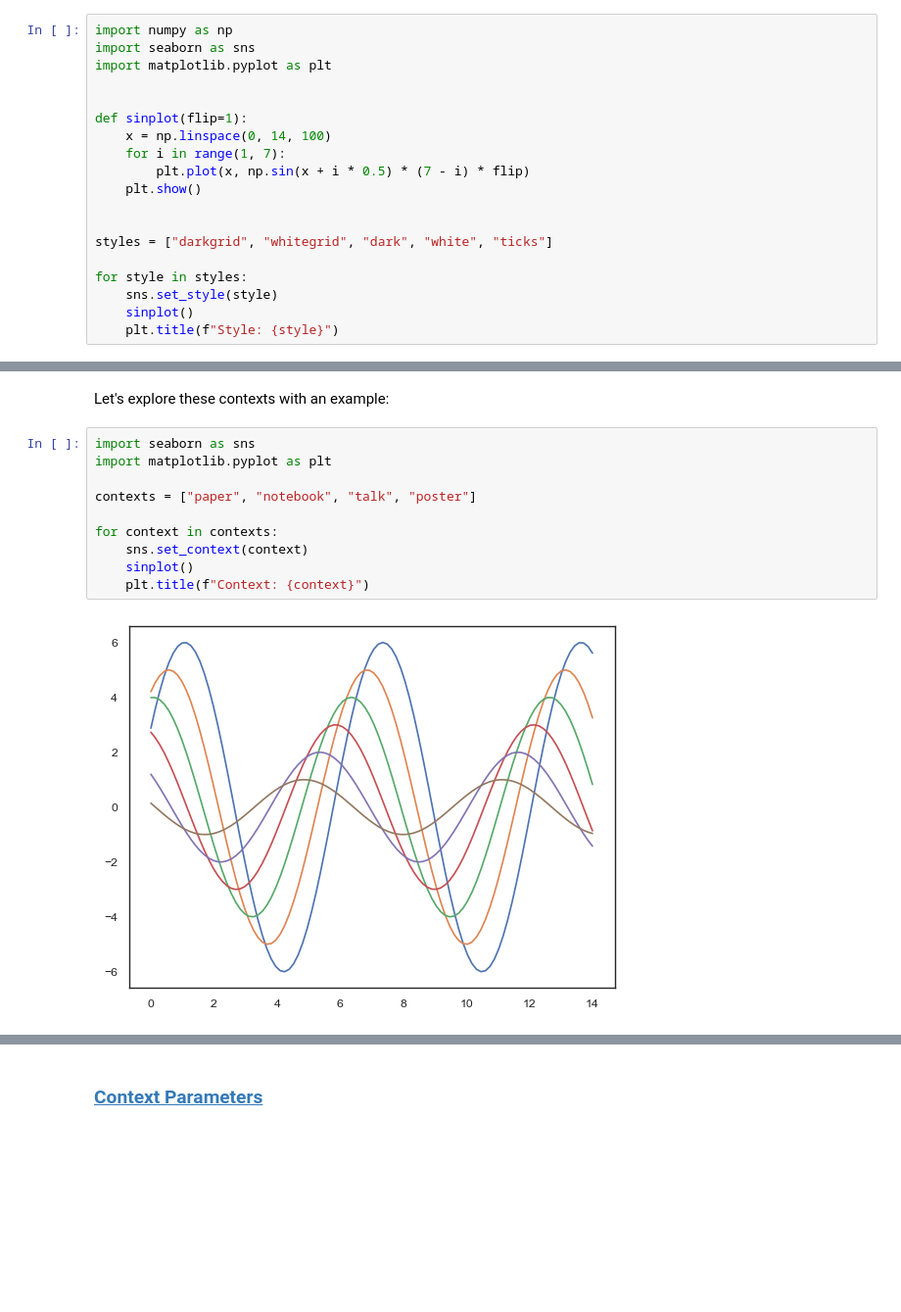
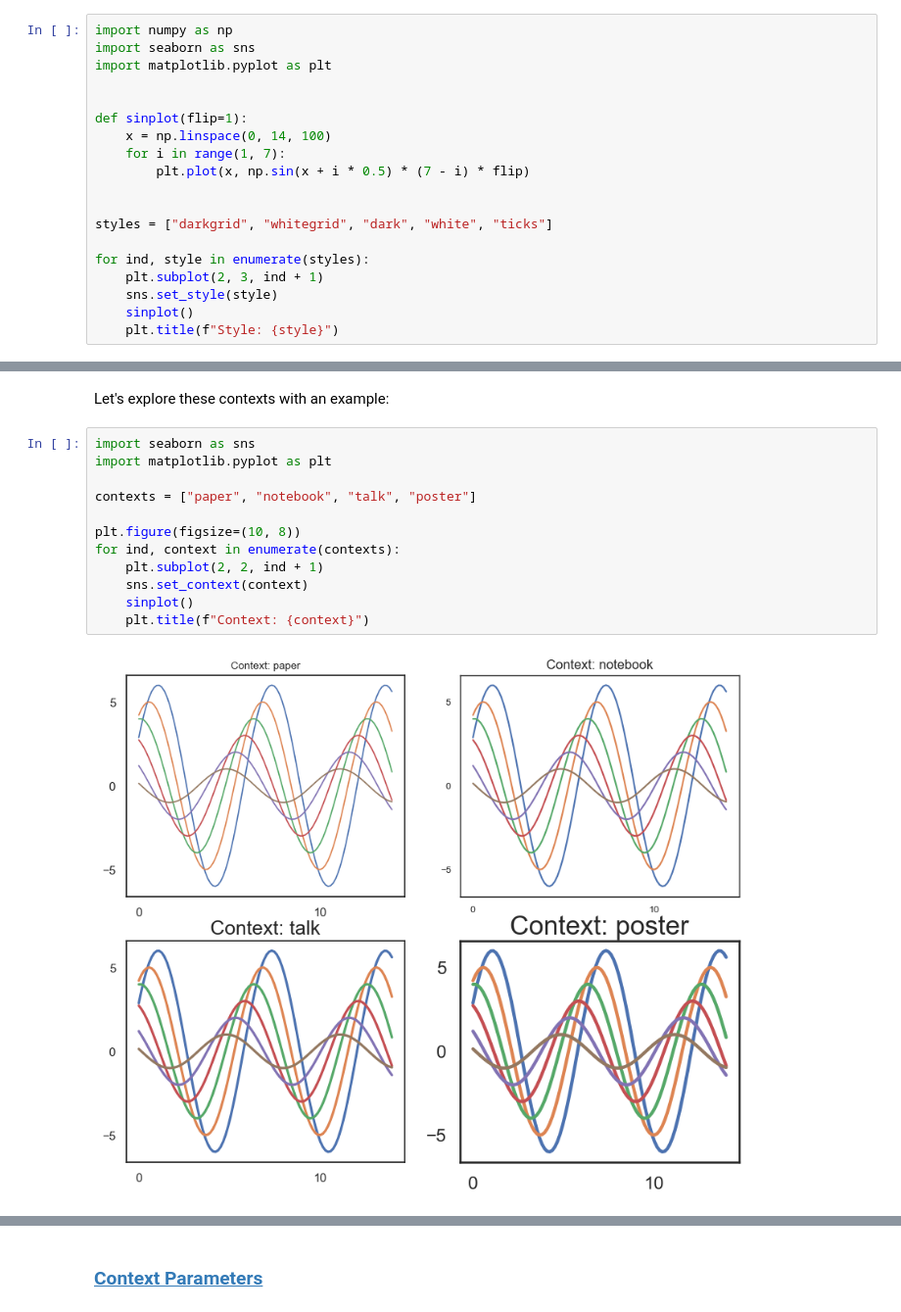
Before and after one commit to pytopia/Data-Visualization, a Jupyter notebook: Lectures/04 Plotting with Seaborn/09 Controlling figure aesthetics.ipynb, the cells around one changed output, grey strips where cells are left out. Shown at 98% size. Drawn from its saved outputs; the diff is of its cells as text; blank space fills up the shorter version.

```diff
--- a/Lectures/04 Plotting with Seaborn/09 Controlling figure aesthetics.ipynb
+++ b/Lectures/04 Plotting with Seaborn/09 Controlling figure aesthetics.ipynb
@@ -133,12 +135,12 @@ def sinplot(flip=1):
     x = np.linspace(0, 14, 100)
     for i in range(1, 7):
         plt.plot(x, np.sin(x + i * 0.5) * (7 - i) * flip)
-    plt.show()
 
 
 styles = ["darkgrid", "whitegrid", "dark", "white", "ticks"]
 
-for style in styles:
+for ind, style in enumerate(styles):
+    plt.subplot(2, 3, ind + 1)
     sns.set_style(style)
     sinplot()
     plt.title(f"Style: {style}")
@@ -228,12 +222,14 @@ Let's explore these contexts with an example:
 # %%
 import seaborn as sns
 import matplotlib.pyplot as plt
 
 contexts = ["paper", "notebook", "talk", "poster"]
 
-for context in contexts:
+plt.figure(figsize=(10, 8))
+for ind, context in enumerate(contexts):
+    plt.subplot(2, 2, ind + 1)
     sns.set_context(context)
     sinplot()
     plt.title(f"Context: {context}")
 # %% [output]
-[figure, old version]
+[figure, new version]
```
Also changed, not shown: parts of 16 cells of this notebook.
